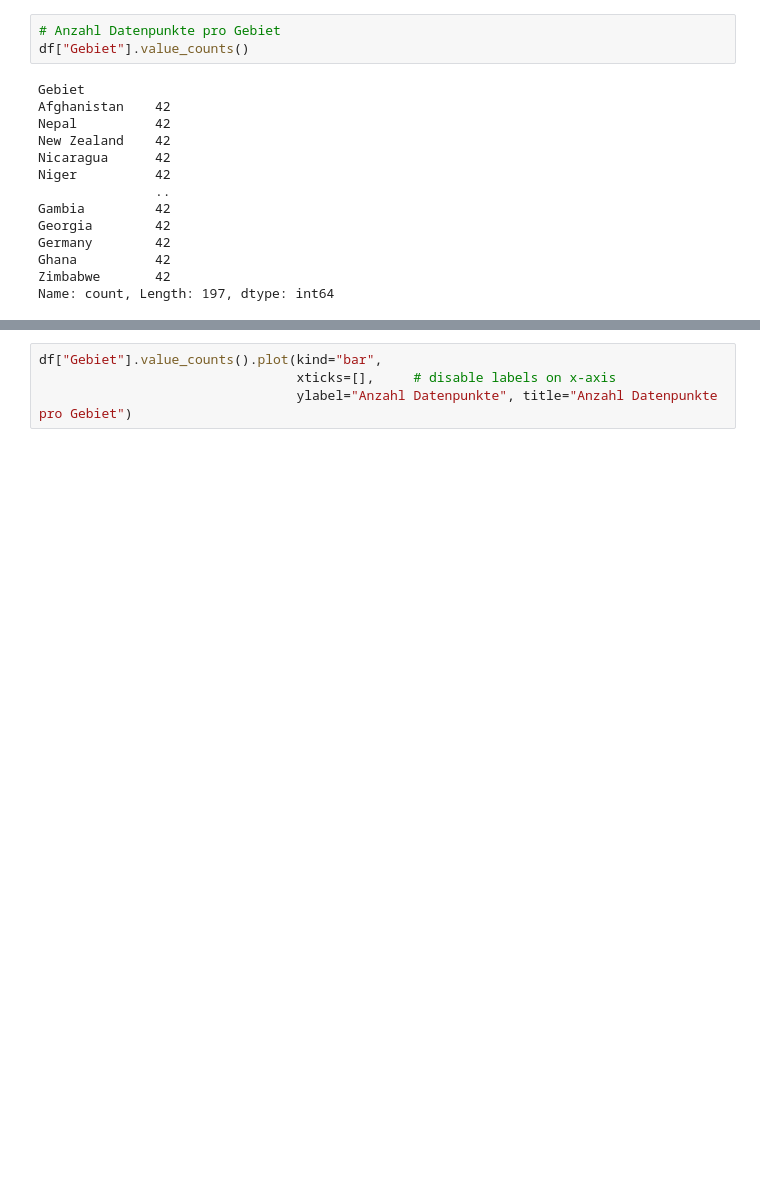
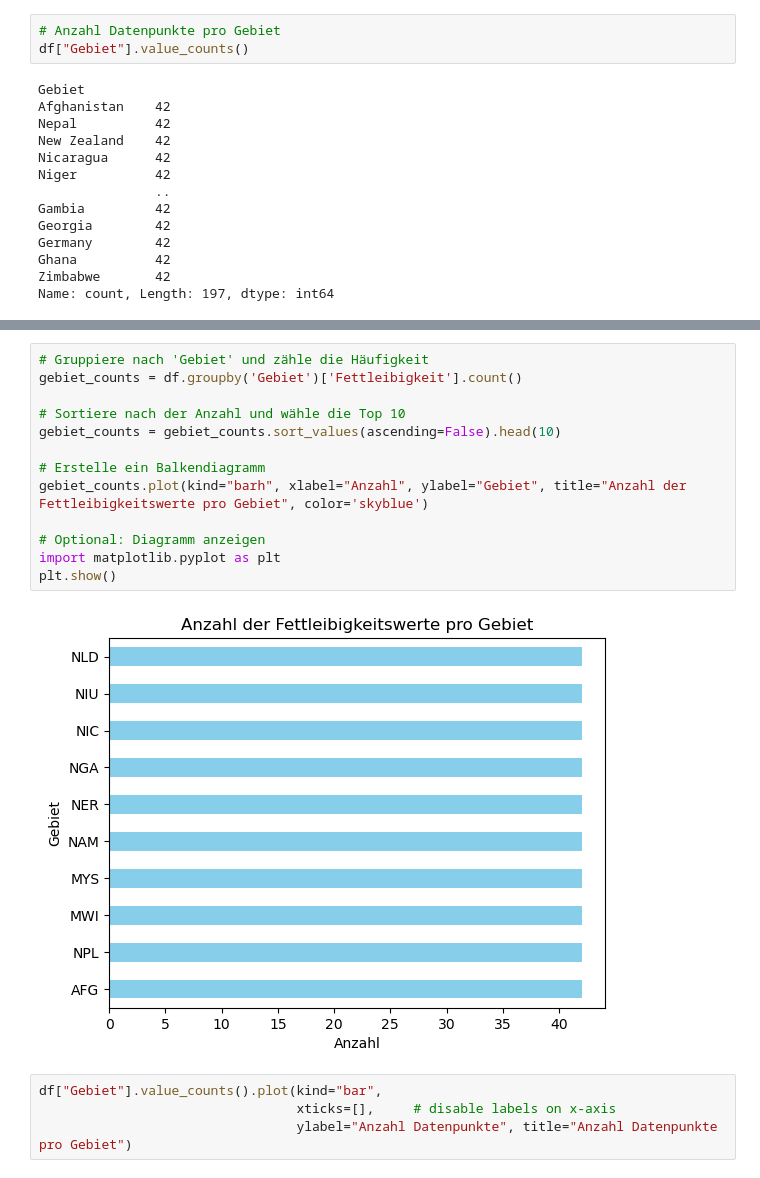
Before and after one commit to simona-cyber/LN-Python, a Jupyter notebook: Grundgerüst_Leistungsnachweis.ipynb, the cells around one changed output, grey strips where cells are left out. Drawn from its saved outputs; the diff is of its cells as text; blank space fills up the shorter version.

```diff
--- a/Grundgerüst_Leistungsnachweis.ipynb
+++ b/Grundgerüst_Leistungsnachweis.ipynb
@@ -116,3 +200,18 @@ Name: count, Length: 197, dtype: int64
+# %%
+# Gruppiere nach 'Gebiet' und zähle die Häufigkeit
+gebiet_counts = df.groupby('Gebiet')['Fettleibigkeit'].count()
+
+# Sortiere nach der Anzahl und wähle die Top 10
+gebiet_counts = gebiet_counts.sort_values(ascending=False).head(10)
+
+# Erstelle ein Balkendiagramm
+gebiet_counts.plot(kind="barh", xlabel="Anzahl", ylabel="Gebiet", title="Anzahl der Fettleibigkeitswerte pro Gebiet", color='skyblue')
+
+# Optional: Diagramm anzeigen
+import matplotlib.pyplot as plt
+plt.show()
+# %% [output]
+[figure, added]
 # %%
 df["Gebiet"].value_counts().plot(kind="bar",
                                  xticks=[],     # disable labels on x-axis
```
Also changed, not shown: parts of 31 cells of this notebook.
